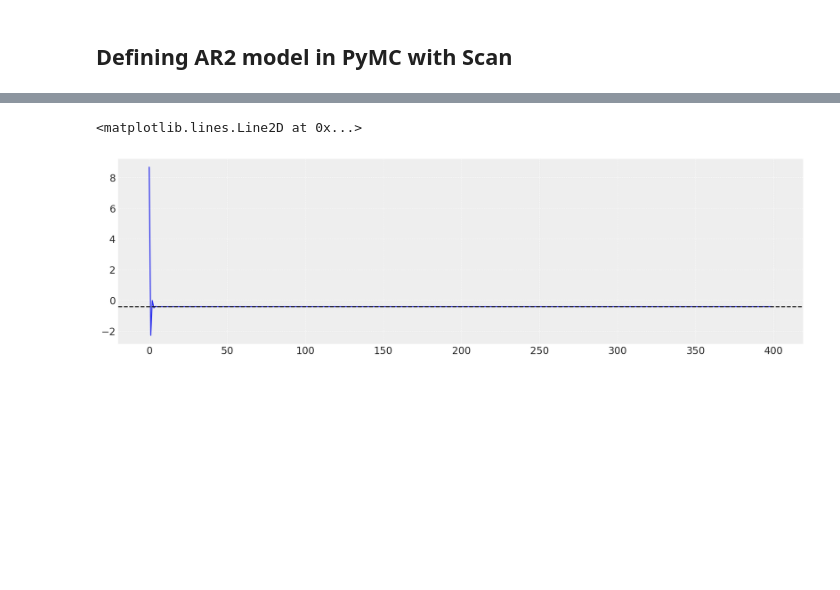
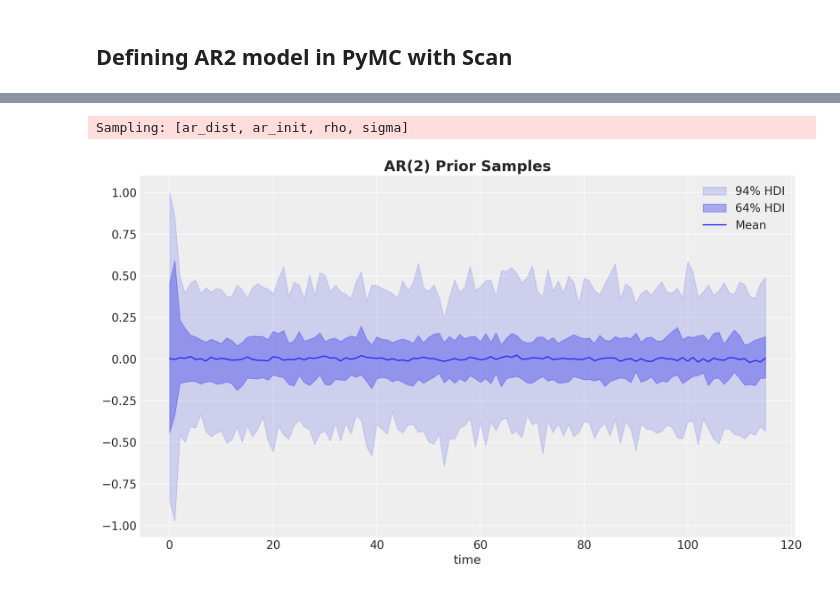
Before and after one commit to powell001/pymc_getting_started, a Jupyter notebook: code/time_series_ar2_gdp.ipynb, the cells around one changed output, grey strips where cells are left out. Drawn from its saved outputs; the diff is of its cells as text; code cells hidden in the pictures; blank space fills up the shorter version.

```diff
--- a/code/time_series_ar2_gdp.ipynb
+++ b/code/time_series_ar2_gdp.ipynb
@@ -267,11 +96,0 @@ Shape.0
-# %%
-prior = az.extract(prior_idata, 'prior')
-idx = np.random.choice(500)
-sample = prior.isel(sample=idx)
-
-fig, ax = plt.subplots(figsize=(14,4))
-ax.plot(sample.mu)
-ax.axhline(sample.mu_steady, ls='--', color='k')
-# %% [output]
-<matplotlib.lines.Line2D at 0x...>
-[figure, removed]
@@ -277,0 +102,22 @@ ax.axhline(sample.mu_steady, ls='--', color='k')
+# %%
+
+
+# This is the transition function for the AR(2) model.
+# We take as inputs previous steps and then specify the autoregressive relationship.
+# Finally, we add Gaussian noise to the model.
+def ar_step(x_tm2, x_tm1, rho, sigma):
+    mu = x_tm1 * rho[0] + x_tm2 * rho[1]
+    x = mu + pm.Normal.dist(sigma=sigma)
+    return x, collect_default_updates([x])                            # tells PyMC that the RV in the generative graph should be updated in evey interation of the loop.
+
+# Here we actually "loop" over the time series.
+def ar_dist(ar_init, rho, sigma, size):
+    ar_innov, _ = pytensor.scan(
+        fn=ar_step,
+        outputs_info=[{"initial": ar_init, "taps": range(-lags, 0)}], # list or dictionary describing the initial state of the outputs computed recurrently. "taps" specifies the number of previous time steps to keep track of.
+        non_sequences=[rho, sigma],                                   # arguments passed to the function at each step
+        n_steps=timeseries_length - lags,
+        strict=True,                                                  # all variables must be provided as either non_sequences or sequences
+    )
+
+    return ar_innov
@@ -277,0 +154,25 @@ ax.axhline(sample.mu_steady, ls='--', color='k')
+# %%
+with m:
+    prior = pm.sample_prior_predictive(samples=500)
+# %% [output]
+Sampling: [ar_dist, ar_init, rho, sigma]
+# %%
+_, ax = plt.subplots()
+for i, hdi_prob in enumerate((0.94, 0.64), 1):
+    hdi = az.hdi(prior.prior["ar"], hdi_prob=hdi_prob)["ar"]
+    lower = hdi.sel(hdi="lower")
+    upper = hdi.sel(hdi="higher")
+    ax.fill_between(
+        x=np.arange(timeseries_length),
+        y1=lower,
+        y2=upper,
+        alpha=(i - 0.2) * 0.2,
+        color="C0",
+        label=f"{hdi_prob:.0%} HDI",
+    )
+ax.plot(prior.prior["ar"].mean(("chain", "draw")), color="C0", label="Mean")
+ax.legend(loc="upper right")
+ax.set_xlabel("time")
+ax.set_title("AR(2) Prior Samples", fontsize=18, fontweight="bold");
+# %% [output]
+[figure, added]
```
Also changed, not shown: parts of 44 cells of this notebook, 5 other files.
